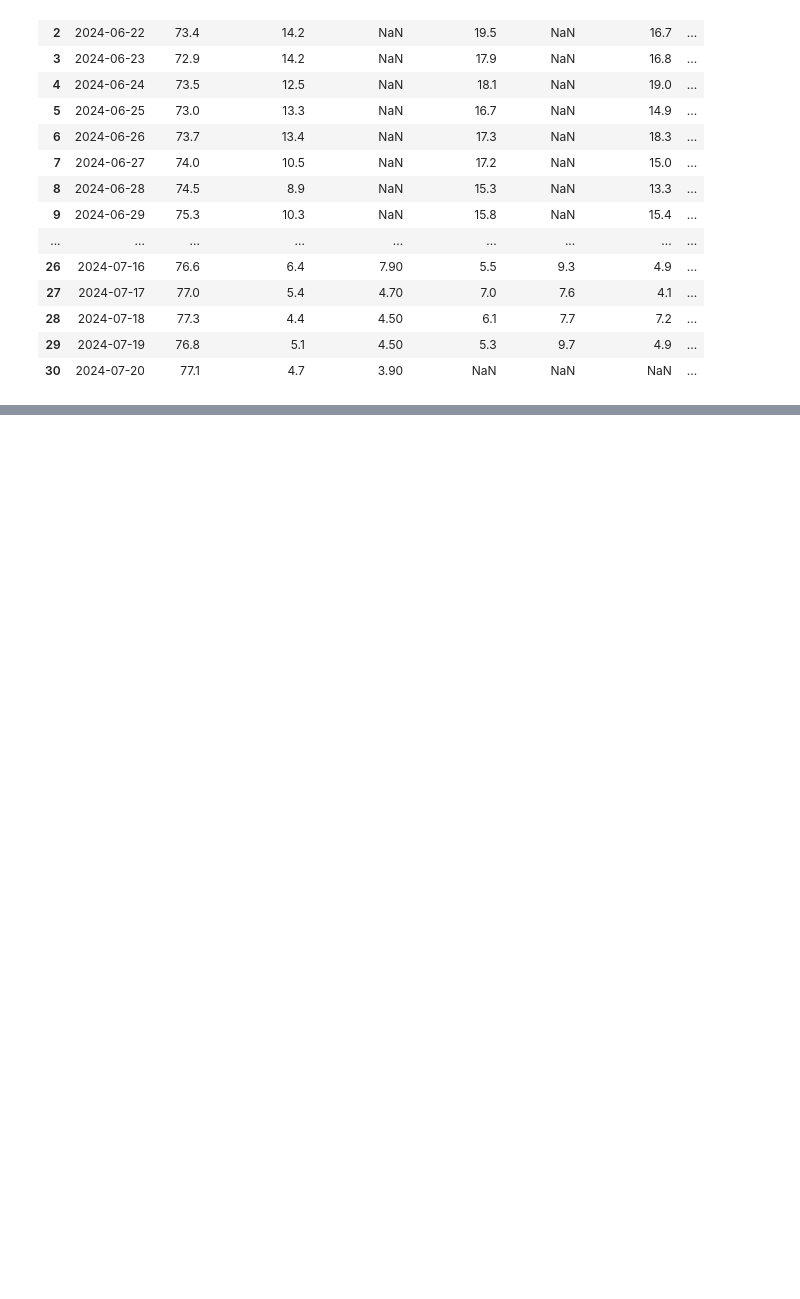
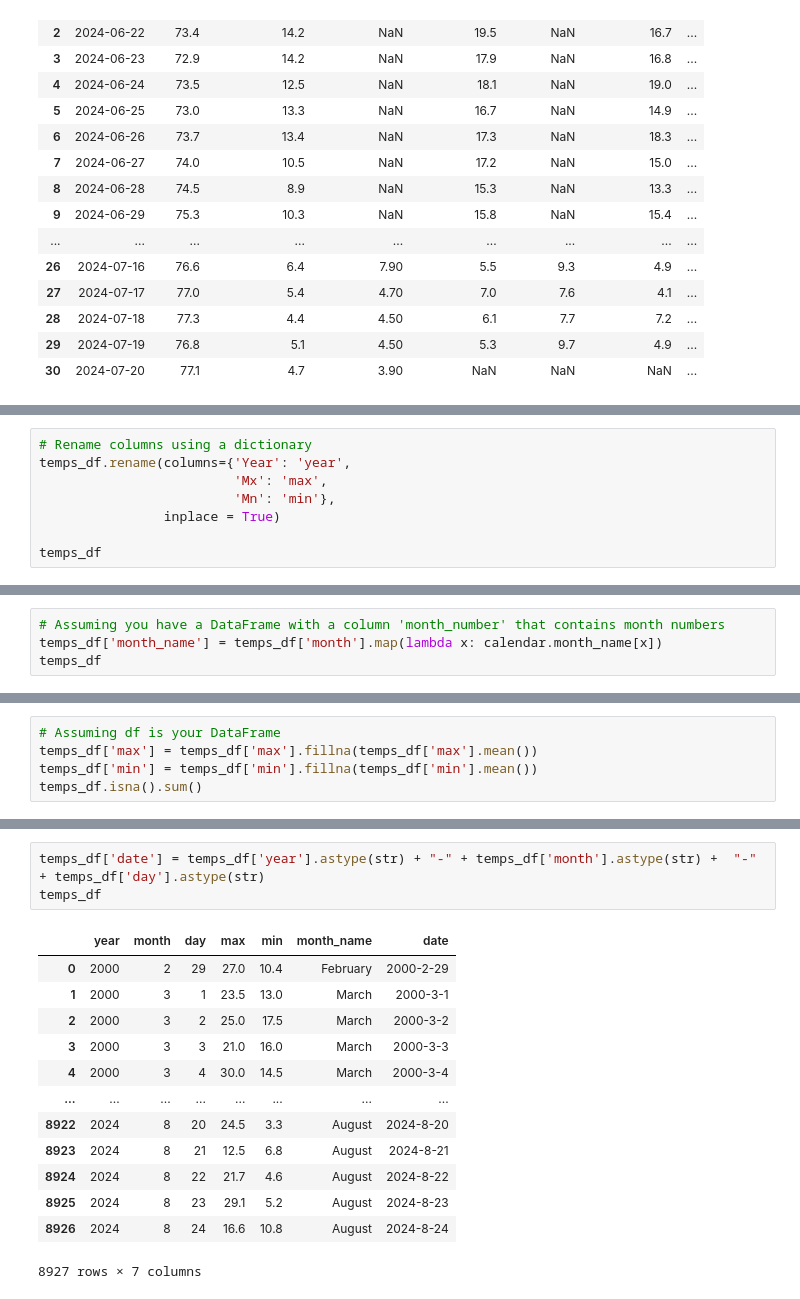
Before and after one commit to charleverts/glucose_tracker_app, a Jupyter notebook: streamlit.ipynb, the cells around one changed output, grey strips where cells are left out. Drawn from its saved outputs; the diff is of its cells as text; blank space fills up the shorter version.

```diff
--- a/streamlit.ipynb
+++ b/streamlit.ipynb
@@ -1125,0 +1181,8 @@ glucose_df.tail(time_horizon_value)
+# %%
+# Rename columns using a dictionary
+temps_df.rename(columns={'Year': 'year',
+                         'Mx': 'max',
+                         'Mn': 'min'},
+                inplace = True)
+
+temps_df
@@ -1125,0 +1203,4 @@ glucose_df.tail(time_horizon_value)
+# %%
+# Assuming you have a DataFrame with a column 'month_number' that contains month numbers
+temps_df['month_name'] = temps_df['month'].map(lambda x: calendar.month_name[x])
+temps_df
@@ -1125,0 +1231,5 @@ glucose_df.tail(time_horizon_value)
+# %%
+# Assuming df is your DataFrame
+temps_df['max'] = temps_df['max'].fillna(temps_df['max'].mean())
+temps_df['min'] = temps_df['min'].fillna(temps_df['min'].mean())
+temps_df.isna().sum()
@@ -1125,0 +1351,17 @@ glucose_df.tail(time_horizon_value)
+# %%
+temps_df['date'] = temps_df['year'].astype(str) + "-" + temps_df['month'].astype(str) +  "-" + temps_df['day'].astype(str)
+temps_df
+# %% [output]
+|  | year | month | day | max | min | month_name | date |
+| 0 | 2000 | 2 | 29 | 27.0 | 10.4 | February | 2000-2-29 |
+| 1 | 2000 | 3 | 1 | 23.5 | 13.0 | March | 2000-3-1 |
+| 2 | 2000 | 3 | 2 | 25.0 | 17.5 | March | 2000-3-2 |
+| 3 | 2000 | 3 | 3 | 21.0 | 16.0 | March | 2000-3-3 |
+| 4 | 2000 | 3 | 4 | 30.0 | 14.5 | March | 2000-3-4 |
+| ... | ... | ... | ... | ... | ... | ... | ... |
+| 8922 | 2024 | 8 | 20 | 24.5 | 3.3 | August | 2024-8-20 |
+| 8923 | 2024 | 8 | 21 | 12.5 | 6.8 | August | 2024-8-21 |
+| 8924 | 2024 | 8 | 22 | 21.7 | 4.6 | August | 2024-8-22 |
+| 8925 | 2024 | 8 | 23 | 29.1 | 5.2 | August | 2024-8-23 |
+| 8926 | 2024 | 8 | 24 | 16.6 | 10.8 | August | 2024-8-24 |
+8927 rows × 7 columns
```
Also changed, not shown: parts of 73 cells of this notebook, 2 other files.
